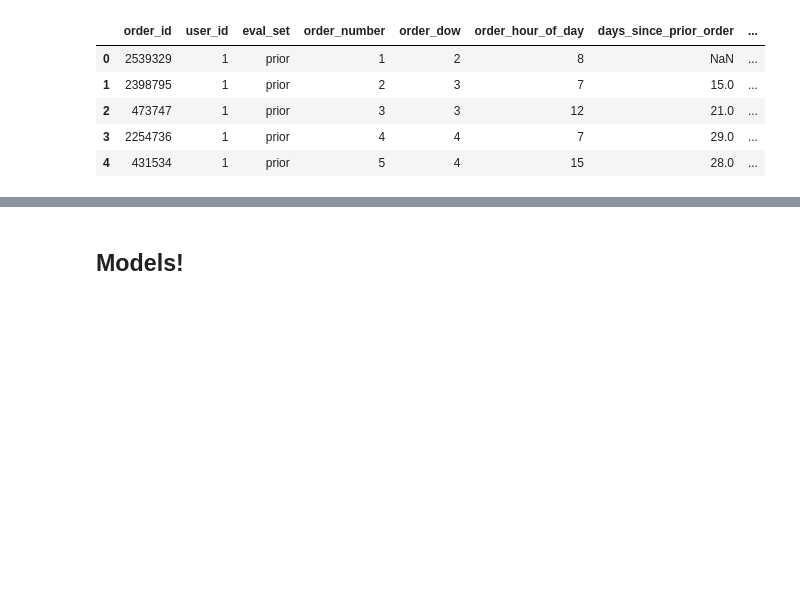
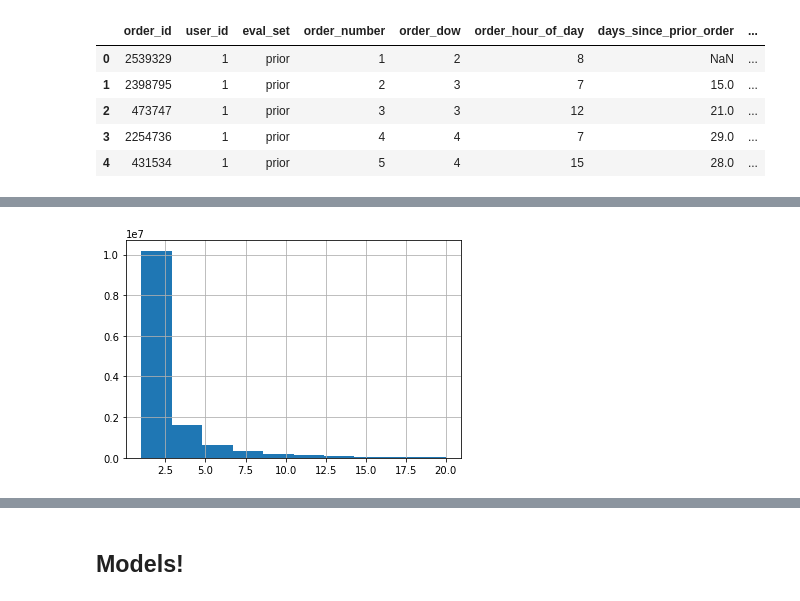
Before and after one commit to TRobertJackson/Data-Science-Projects, a Jupyter notebook: Instacart Market Basket Analysis/Instacart Market Basket Analysis.ipynb, the cells around one changed output, grey strips where cells are left out. Saved outputs shown, nothing was run; the diff lists cells and outputs as text; code cells hidden in the pictures; blank space fills up the shorter version.

```diff
--- a/Instacart Market Basket Analysis/Instacart Market Basket Analysis.ipynb
+++ b/Instacart Market Basket Analysis/Instacart Market Basket Analysis.ipynb
@@ -388,4 +155,0 @@ array([  9.,  30.,  24.,  14.,  26.,  17.,  13.,   8.,  27.,   6.,  12.,
-# %%
-days_since_prior_order_bins = [-1, 3, 10, 20, 30]
-days_since_prior_order_group_names = [' 0-3', '4-10', '11-20', '21-30']
-masterdf['days_since_prior_order_category'] = pd.cut(masterdf['days_since_prior_order'], days_since_prior_order_bins, labels=days_since_prior_order_group_names)
@@ -412,2 +155,0 @@ Index(['order_id', 'product_id', 'add_to_cart_order', 'reordered', 'user_id',
-# %%
-masterdf.drop(['order_id', 'product_id', 'add_to_cart_order', 'user_id', 'order_dow', 'order_hour_of_day', 'days_since_prior_order', 'days_since_first_order', 'user_count_of_order', 'user_average_order_interval', 'user_product_count', 'user_product_average_interval', 'product_total_purchase_count', 'order_day', 'time_of_day', 'product_user_count', 'product_reorder_user_count'], axis = 1, inplace=True)
@@ -427,3 +155,0 @@ dummy_columns = ['add_to_cart_order_categories', 'order_time', 'user_history_cat
-# %%
-for column in dummy_columns:
-    masterdf = pd.concat([masterdf, pd.get_dummies(masterdf[column], prefix=column)], axis = 1)
@@ -466,7 +155,0 @@ masterdf.drop(masterdf.columns[4:11], axis = 1)
-# %%
-masterdf.drop(['add_to_cart_order_categories',
-       'order_time', 'user_history_category', 'user_count_of_order_category',
-       'user_order_interval_category', 'user_product_count_category',
-       'user_product_average_interval_category',
-       'product_total_purchase_category', 'product_user_count_category',
-       'days_since_prior_order_category'], axis = 1, inplace = True)
@@ -484,0 +156,4 @@ masterdf.head()
+# %%
+masterdf[masterdf.user_product_purchase_count <= 20].user_product_purchase_count.hist(bins = 10);
+# %% [output]
+[figure, added]
```
Also changed, not shown: parts of 136 cells of this notebook, 4 other files.
